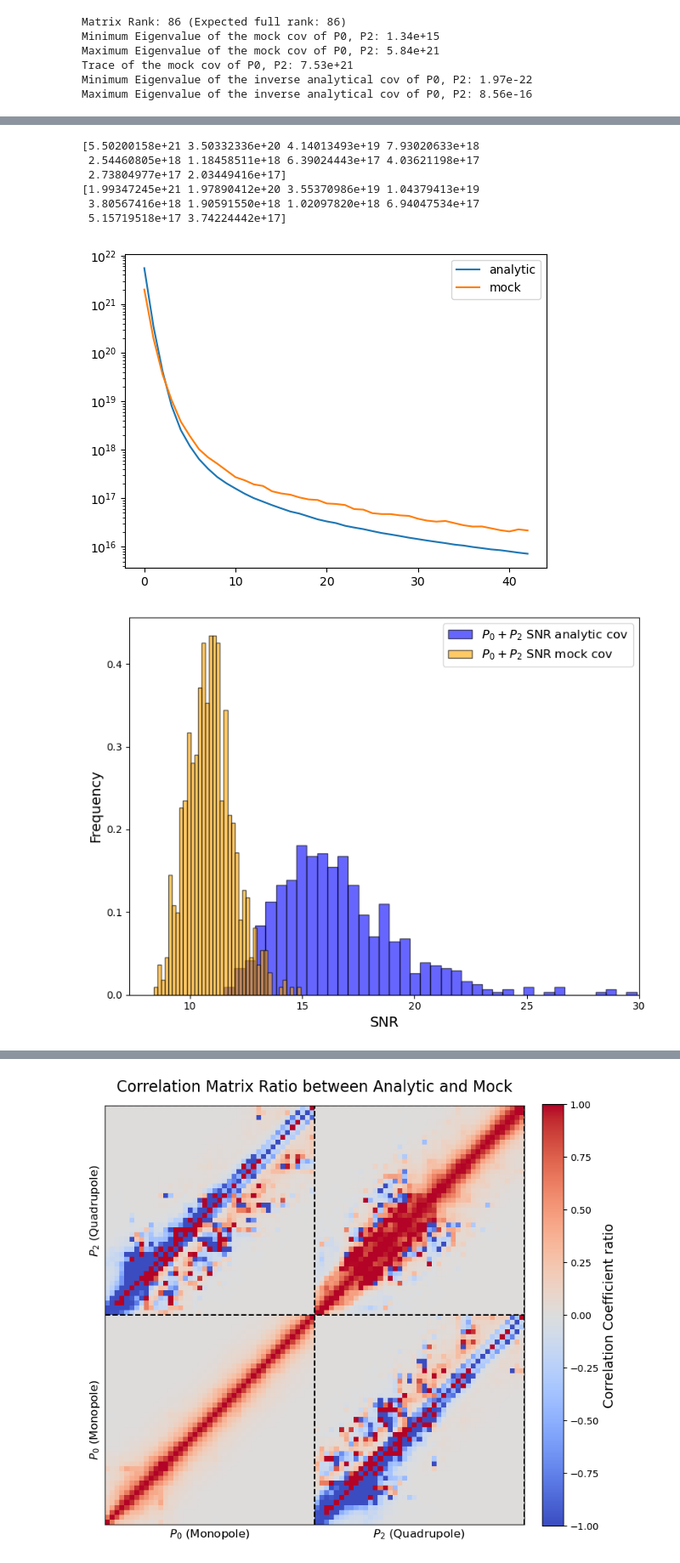
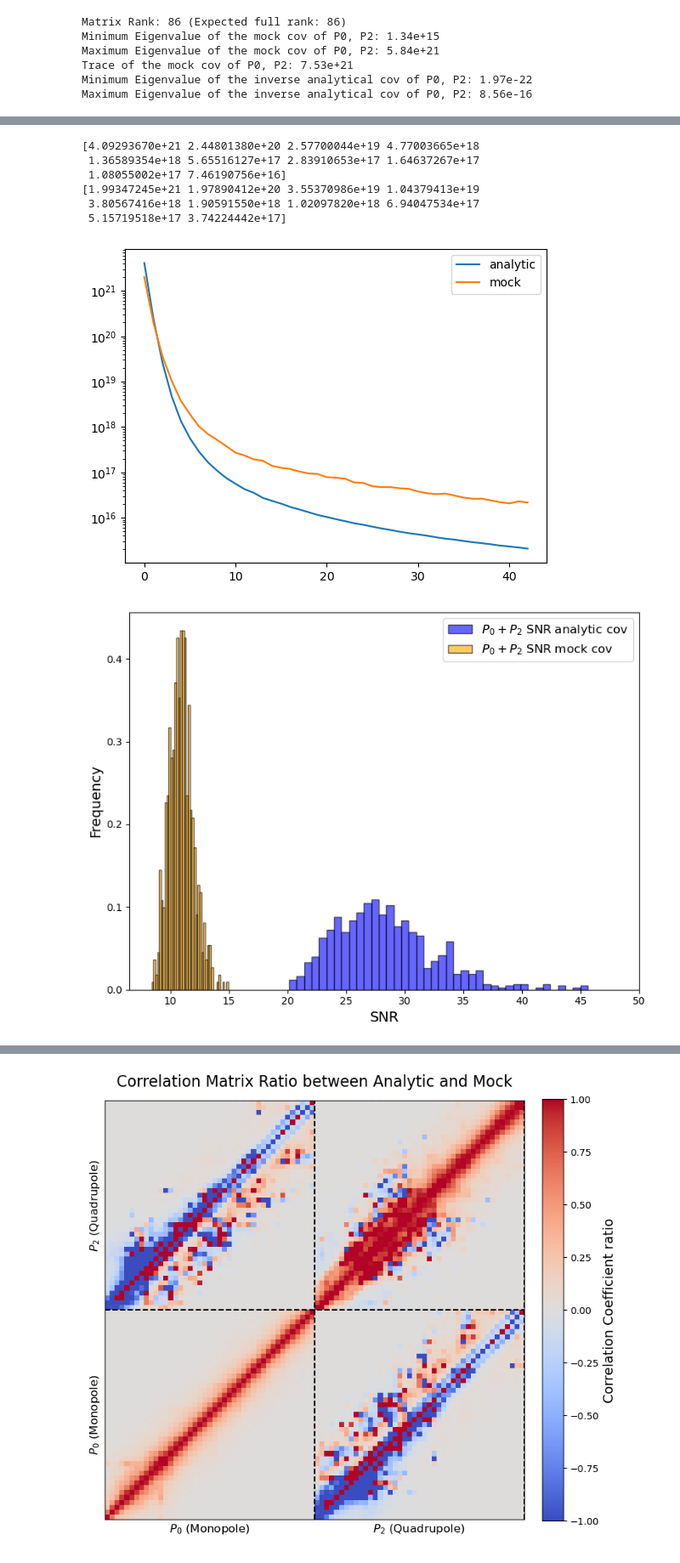
Before and after one commit to YanxiangL/allcov, a Jupyter notebook: test_notebook.ipynb, the cells around one changed output, grey strips where cells are left out. Shown at 85% size. Drawn from its saved outputs; the diff is of its cells as text; code cells hidden in the pictures.

Commit message:
correct the hartlap factor and h unit

```diff
--- a/test_notebook.ipynb
+++ b/test_notebook.ipynb
@@ -772,7 +772,7 @@ plt.show()
 # %% [markdown]
 #### Comparison between analytical results and mocks
 # %%
-cov_analytic = np.load('/pscratch/sd/l/lgong/pv_cov/BGS_DESIY1_P0_P2_P4_Gaussian_analytic_cov_w_shotshoise_mock_like_kmax_win0.12_kmin0.009_dk0.009.npy')
+cov_analytic = np.load('/pscratch/sd/l/lgong/pv_cov/BGS_DESIY1_P0_P2_P4_Gaussian_analytic_cov_w_shotshoise_mock_like_kmax_win0.08_kmin0.009_dk0.009_new_fkp_sigmav.npy')
 cov_mock = np.load('/pscratch/sd/l/lgong/pv_cov/Mock_BGS_DESIY1_P0_P2_P4_pv_cov_kmin0.0135_kmax0.3915_dk0.009.npy')
 
 n_k = int(cov_analytic.shape[0]/3)
@@ -849,7 +849,7 @@ if min_eigenvalue <= 1e-12:  # Using a small tolerance for floating-point math
 trace = cov_mock_ell02.trace()
 print(f"Trace of the mock cov of P0, P2: {trace:.2e}")
 
-hartlap = (675 - 1)/(675 - 86 - 2)
+hartlap = (675 - 86 - 2)/(675 - 1)
 cov_mock_ell02_inv = np.linalg.inv(cov_mock_ell02)*hartlap
 eigenvalues_mock_inv = np.linalg.eigvals(cov_mock_ell02_inv)
 min_eigenvalue = np.min(eigenvalues_mock_inv)
@@ -892,9 +892,9 @@ diagonal_cov_mock = np.diag(cov_mock_ell02)
 print(diagonal_cov_analytic[:10])
 print(diagonal_cov_mock[:10])
 # %% [output]
-[5.50200158e+21 3.50332336e+20 4.14013493e+19 7.93020633e+18
- 2.54460805e+18 1.18458511e+18 6.39024443e+17 4.03621198e+17
- 2.73804977e+17 2.03449416e+17]
+[4.09293670e+21 2.44801380e+20 2.57700044e+19 4.77003665e+18
+ 1.36589354e+18 5.65516127e+17 2.83910653e+17 1.64637267e+17
+ 1.08055002e+17 7.46190756e+16]
 [1.99347245e+21 1.97890412e+20 3.55370986e+19 1.04379413e+19
  3.80567416e+18 1.90591550e+18 1.02097820e+18 6.94047534e+17
  5.15719518e+17 3.74224442e+17]
@@ -905,7 +905,7 @@ plt.yscale('log')
 plt.legend()
 plt.show()
 # %% [output]
-[figure, old version]
+[figure, new version]
 # %%
 snr_analytic = []
 snr_mock = []
@@ -924,21 +924,21 @@ snr_mock = np.array(snr_mock)
 # %%
 plt.figure(figsize=(8, 6))
 
 # Plot the first histogram
 plt.hist(np.sqrt(snr_analytic), bins=40, alpha=0.6, color='blue', label=r'$P_0 + P_2$ '+'SNR analytic cov', edgecolor='black', density=True)
 
 # Plot the second histogram
 plt.hist(np.sqrt(snr_mock), bins=40, alpha=0.6, color='orange', label=r'$P_0 + P_2$ '+'SNR mock cov', edgecolor='black', density=True)
 
 plt.xlabel('SNR', fontsize=14)
 plt.ylabel('Frequency', fontsize=14)
 plt.legend(fontsize=12)
-plt.xlim(right=30)
+plt.xlim(right=50)
 
 plt.tight_layout()
 plt.show()
 # %% [output]
-[figure, old version]
+[figure, new version]
 # %%
 snr_analytic = []
 snr_mock = []
```
Also changed, not shown: parts of 11 cells of this notebook, 1 other file.
